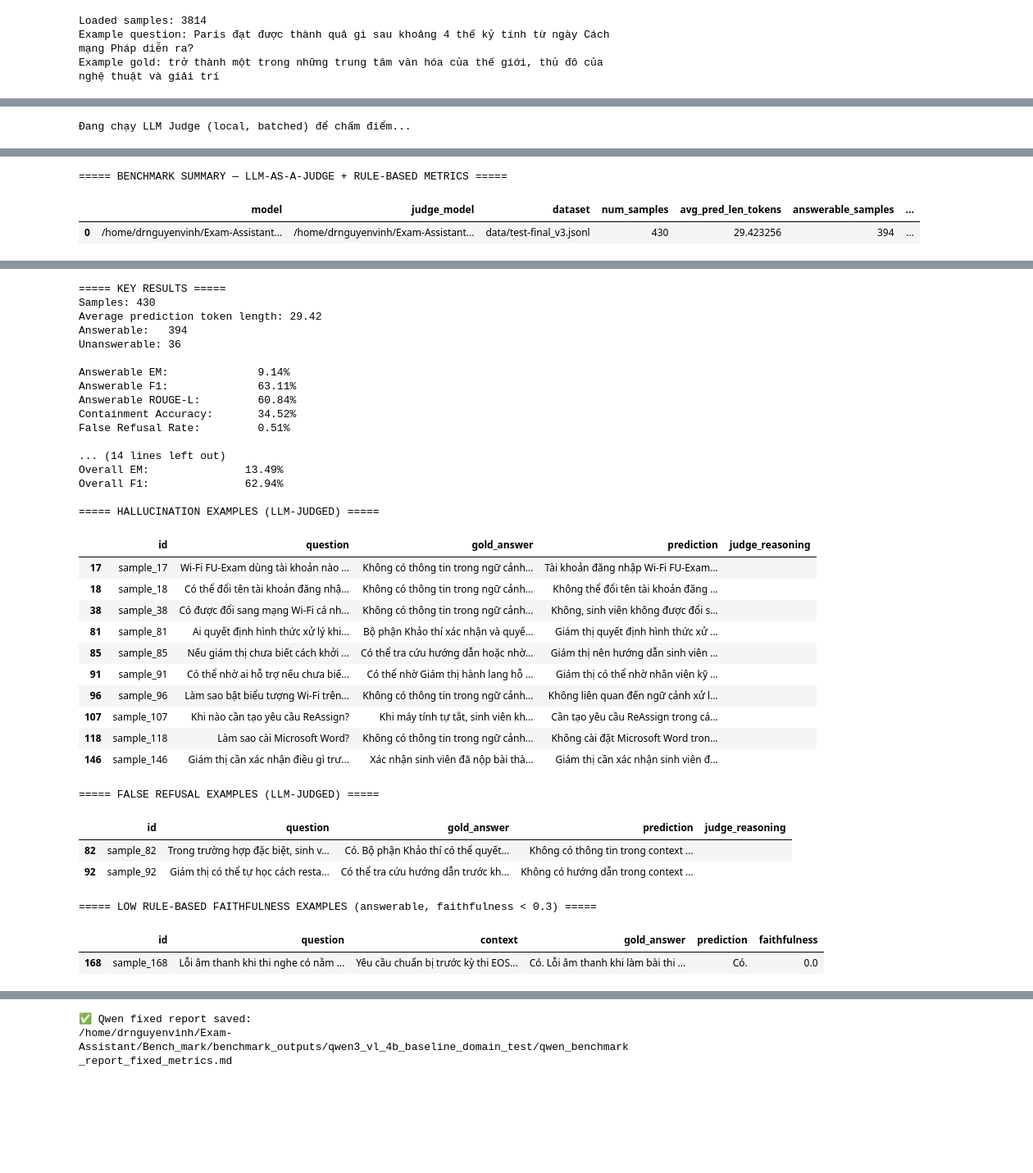
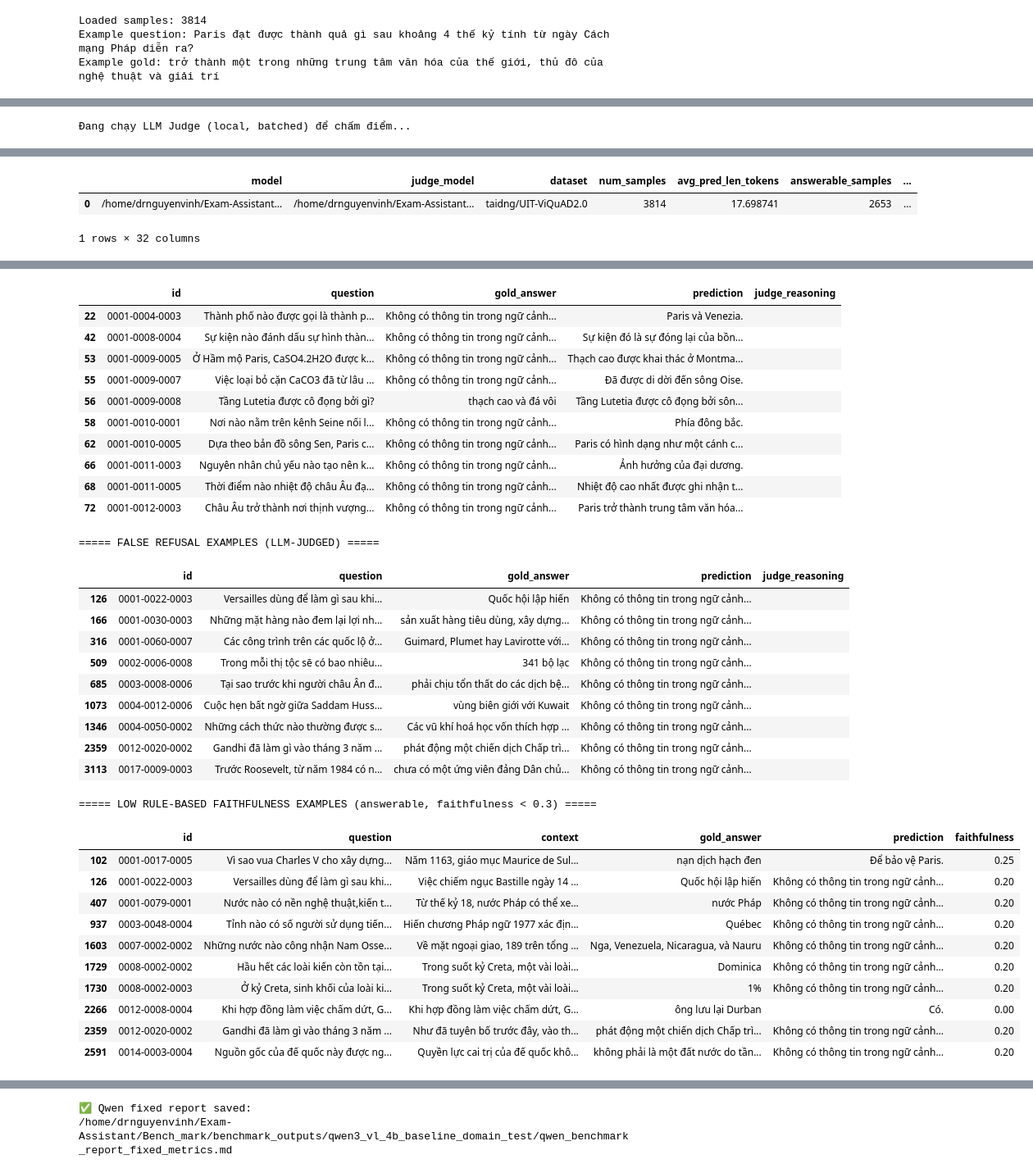
Before and after one commit to dmt171004/Exam-Assist-Benchmark, a Jupyter notebook: Model_public_Evaluation.ipynb, the cells around one changed output, grey strips where cells are left out. Shown at 82% size. Saved outputs shown, nothing was run; the diff lists cells and outputs as text; code cells hidden in the pictures; blank space fills up the shorter version.

```diff
--- a/Model_public_Evaluation.ipynb
+++ b/Model_public_Evaluation.ipynb
@@ -730,7 +730,7 @@ unanswerable_df = df[df["is_unanswerable"] == 1]
 summary = {
     "model":   MODEL_NAME,
     "judge_model": JUDGE_MODEL_NAME,
-    "dataset": DATASET_PATH,
+    "dataset": HF_DATASET_NAME,
     "num_samples": len(df),
     "avg_pred_len_tokens": df["pred_len_tokens"].mean(),
 
@@ -835,3 +835,3 @@ display(
+|  | model | judge_model | dataset | num_samples | avg_pred_len_tokens | answerable_samples | ... |
+| 0 | /home/drnguyenvinh/Exam-Assistant... | /home/drnguyenvinh/Exam-Assistant... | taidng/UIT-ViQuAD2.0 | 3814 | 17.698741 | 2653 | ... |
-===== BENCHMARK SUMMARY — LLM-AS-A-JUDGE + RULE-BASED METRICS =====
+1 rows × 32 columns
-|  | model | judge_model | dataset | num_samples | avg_pred_len_tokens | answerable_samples | ... |
-| 0 | /home/drnguyenvinh/Exam-Assistant... | /home/drnguyenvinh/Exam-Assistant... | data/test-final_v3.jsonl | 430 | 29.423256 | 394 | ... |
@@ -839,38 +855,37 @@ display(
+|  | id | question | gold_answer | prediction | judge_reasoning |
+| 22 | 0001-0004-0003 | Thành phố nào được gọi là thành p... | Không có thông tin trong ngữ cảnh... | Paris và Venezia. |  |
+| 42 | 0001-0008-0004 | Sự kiện nào đánh dấu sự hình thàn... | Không có thông tin trong ngữ cảnh... | Sự kiện đó là sự đóng lại của bồn... |  |
+| 53 | 0001-0009-0005 | Ở Hầm mộ Paris, CaSO4.2H2O được k... | Không có thông tin trong ngữ cảnh... | Thạch cao được khai thác ở Montma... |  |
+| 55 | 0001-0009-0007 | Việc loại bỏ cặn CaCO3 đã từ lâu ... | Không có thông tin trong ngữ cảnh... | Đã được di dời đến sông Oise. |  |
+| 56 | 0001-0009-0008 | Tầng Lutetia được cô đọng bởi gì? | thạch cao và đá vôi | Tầng Lutetia được cô đọng bởi sôn... |  |
+| 58 | 0001-0010-0001 | Nơi nào nằm trên kênh Seine nối l... | Không có thông tin trong ngữ cảnh... | Phía đông bắc. |  |
+| 62 | 0001-0010-0005 | Dựa theo bản đồ sông Sen, Paris c... | Không có thông tin trong ngữ cảnh... | Paris có hình dạng như một cánh c... |  |
+| 66 | 0001-0011-0003 | Nguyên nhân chủ yếu nào tạo nên k... | Không có thông tin trong ngữ cảnh... | Ảnh hưởng của đại dương. |  |
+| 68 | 0001-0011-0005 | Thời điểm nào nhiệt độ châu Âu đạ... | Không có thông tin trong ngữ cảnh... | Nhiệt độ cao nhất được ghi nhận t... |  |
+| 72 | 0001-0012-0003 | Châu Âu trở thành nơi thịnh vượng... | Không có thông tin trong ngữ cảnh... | Paris trở thành trung tâm văn hóa... |  |
-===== KEY RESULTS =====
-Samples: 430
-Average prediction token length: 29.42
-Answerable:   394
-Unanswerable: 36
-
-Answerable EM:              9.14%
-Answerable F1:              63.11%
-Answerable ROUGE-L:         60.84%
-Containment Accuracy:       34.52%
-False Refusal Rate:         0.51%
-
-... (14 lines left out)
-Overall EM:               13.49%
-Overall F1:               62.94%
-
-===== HALLUCINATION EXAMPLES (LLM-JUDGED) =====
+===== FALSE REFUSAL EXAMPLES (LLM-JUDGED) =====
-|  | id | question | gold_answer | prediction | judge_reasoning |
-| 17 | sample_17 | Wi-Fi FU-Exam dùng tài khoản nào ... | Không có thông tin trong ngữ cảnh... | Tài khoản đăng nhập Wi-Fi FU-Exam... |  |
-| 18 | sample_18 | Có thể đổi tên tài khoản đăng nhậ... | Không có thông tin trong ngữ cảnh... | Không thể đổi tên tài khoản đăng ... |  |
-| 38 | sample_38 | Có được đổi sang mạng Wi-Fi cá nh... | Không có thông tin trong ngữ cảnh... | Không, sinh viên không được đổi s... |  |
-| 81 | sample_81 | Ai quyết định hình thức xử lý khi... | Bộ phận Khảo thí xác nhận và quyế... | Giám thị quyết định hình thức xử ... |  |
-| 85 | sample_85 | Nếu giám thị chưa biết cách khởi ... | Có thể tra cứu hướng dẫn hoặc nhờ... | Giám thị nên hướng dẫn sinh viên ... |  |
-| 91 | sample_91 | Có thể nhờ ai hỗ trợ nếu chưa biế... | Có thể nhờ Giám thị hành lang hỗ ... | Giám thị có thể nhờ nhân viên kỹ ... |  |
-| 96 | sample_96 | Làm sao bật biểu tượng Wi-Fi trên... | Không có thông tin trong ngữ cảnh... | Không liên quan đến ngữ cảnh xử l... |  |
-| 107 | sample_107 | Khi nào cần tạo yêu cầu ReAssign? | Khi máy tính tự tắt, sinh viên kh... | Cần tạo yêu cầu ReAssign trong cá... |  |
-| 118 | sample_118 | Làm sao cài Microsoft Word? | Không có thông tin trong ngữ cảnh... | Không cài đặt Microsoft Word tron... |  |
-| 146 | sample_146 | Giám thị cần xác nhận điều gì trư... | Xác nhận sinh viên đã nộp bài thà... | Giám thị cần xác nhận sinh viên đ... |  |
+|  | id | question | gold_answer | prediction | judge_reasoning |
+| 126 | 0001-0022-0003 | Versailles dùng để làm gì sau khi... | Quốc hội lập hiến | Không có thông tin trong ngữ cảnh... |  |
+| 166 | 0001-0030-0003 | Những mặt hàng nào đem lại lợi nh... | sản xuất hàng tiêu dùng, xây dựng... | Không có thông tin trong ngữ cảnh... |  |
+| 316 | 0001-0060-0007 | Các công trình trên các quốc lộ ở... | Guimard, Plumet hay Lavirotte với... | Không có thông tin trong ngữ cảnh... |  |
+| 509 | 0002-0006-0008 | Trong mỗi thị tộc sẽ có bao nhiêu... | 341 bộ lạc | Không có thông tin trong ngữ cảnh... |  |
+| 685 | 0003-0008-0006 | Tại sao trước khi người châu Ân đ... | phải chịu tổn thất do các dịch bệ... | Không có thông tin trong ngữ cảnh... |  |
+| 1073 | 0004-0012-0006 | Cuộc hẹn bất ngờ giữa Saddam Huss... | vùng biên giới với Kuwait | Không có thông tin trong ngữ cảnh... |  |
+| 1346 | 0004-0050-0002 | Những cách thức nào thường được s... | Các vũ khí hoá học vốn thích hợp ... | Không có thông tin trong ngữ cảnh... |  |
+| 2359 | 0012-0020-0002 | Gandhi đã làm gì vào tháng 3 năm ... | phát động một chiến dịch Chấp trì... | Không có thông tin trong ngữ cảnh... |  |
+| 3113 | 0017-0009-0003 | Trước Roosevelt, từ năm 1984 có n... | chưa có một ứng viên đảng Dân chủ... | Không có thông tin trong ngữ cảnh... |  |
-===== FALSE REFUSAL EXAMPLES (LLM-JUDGED) =====
+===== LOW RULE-BASED FAITHFULNESS EXAMPLES (answerable, faithfulness < 0.3) =====
-|  | id | question | gold_answer | prediction | judge_reasoning |
-| 82 | sample_82 | Trong trường hợp đặc biệt, sinh v... | Có. Bộ phận Khảo thí có thể quyết... | Không có thông tin trong context ... |  |
-| 92 | sample_92 | Giám thị có thể tự học cách resta... | Có thể tra cứu hướng dẫn trước kh... | Không có hướng dẫn trong context ... |  |
-===== LOW RULE-BASED FAITHFULNESS EXAMPLES (answerable, faithfulness < 0.3) =====
 |  | id | question | context | gold_answer | prediction | faithfulness |
-| 168 | sample_168 | Lỗi âm thanh khi thi nghe có nằm ... | Yêu cầu chuẩn bị trước kỳ thi EOS... | Có. Lỗi âm thanh khi làm bài thi ... | Có. | 0.0 |
+| 102 | 0001-0017-0005 | Vì sao vua Charles V cho xây dựng... | Năm 1163, giáo mục Maurice de Sul... | nạn dịch hạch đen | Để bảo vệ Paris. | 0.25 |
+| 126 | 0001-0022-0003 | Versailles dùng để làm gì sau khi... | Việc chiếm ngục Bastille ngày 14 ... | Quốc hội lập hiến | Không có thông tin trong ngữ cảnh... | 0.20 |
+| 407 | 0001-0079-0001 | Nước nào có nền nghệ thuật,kiến t... | Từ thế kỷ 18, nước Pháp có thể xe... | nước Pháp | Không có thông tin trong ngữ cảnh... | 0.20 |
+| 937 | 0003-0048-0004 | Tỉnh nào có số người sử dụng tiến... | Hiến chương Pháp ngữ 1977 xác địn... | Québec | Không có thông tin trong ngữ cảnh... | 0.20 |
+| 1603 | 0007-0002-0002 | Những nước nào công nhận Nam Osse... | Về mặt ngoại giao, 189 trên tổng ... | Nga, Venezuela, Nicaragua, và Nauru | Không có thông tin trong ngữ cảnh... | 0.20 |
+| 1729 | 0008-0002-0002 | Hầu hết các loài kiến còn tồn tại... | Trong suốt kỷ Creta, một vài loài... | Dominica | Không có thông tin trong ngữ cảnh... | 0.20 |
+| 1730 | 0008-0002-0003 | Ở kỷ Creta, sinh khối của loài ki... | Trong suốt kỷ Creta, một vài loài... | 1% | Không có thông tin trong ngữ cảnh... | 0.20 |
+| 2266 | 0012-0008-0004 | Khi hợp đồng làm việc chấm dứt, G... | Khi hợp đồng làm việc chấm dứt, G... | ông lưu lại Durban | Có. | 0.00 |
+| 2359 | 0012-0020-0002 | Gandhi đã làm gì vào tháng 3 năm ... | Như đã tuyên bố trước đây, vào th... | phát động một chiến dịch Chấp trì... | Không có thông tin trong ngữ cảnh... | 0.20 |
+| 2591 | 0014-0003-0004 | Nguồn gốc của đế quốc này được ng... | Quyền lực cai trị của đế quốc khô... | không phải là một đất nước do tần... | Không có thông tin trong ngữ cảnh... | 0.20 |
 # %%
 # ─────────────────────────────────────────────────────────────────────────────
 # CELL 7 │ 💾 SAVE RESULTS + CHARTS — QWEN FIXED BENCHMARK
```
Also changed, not shown: parts of 6 cells of this notebook, 42 other files.
